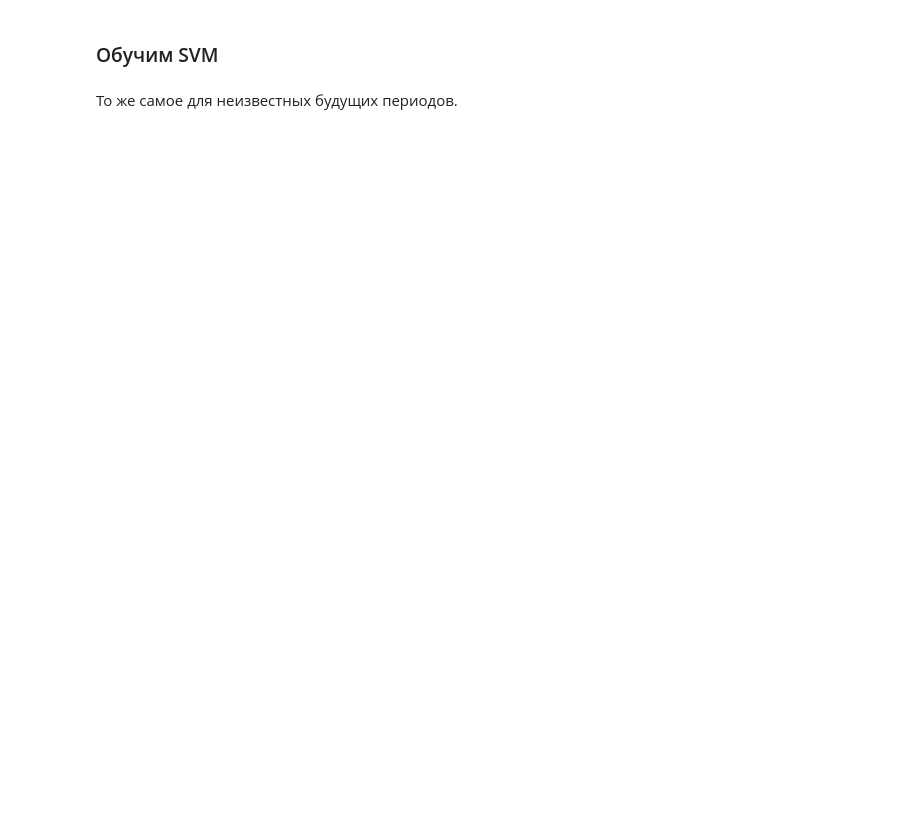
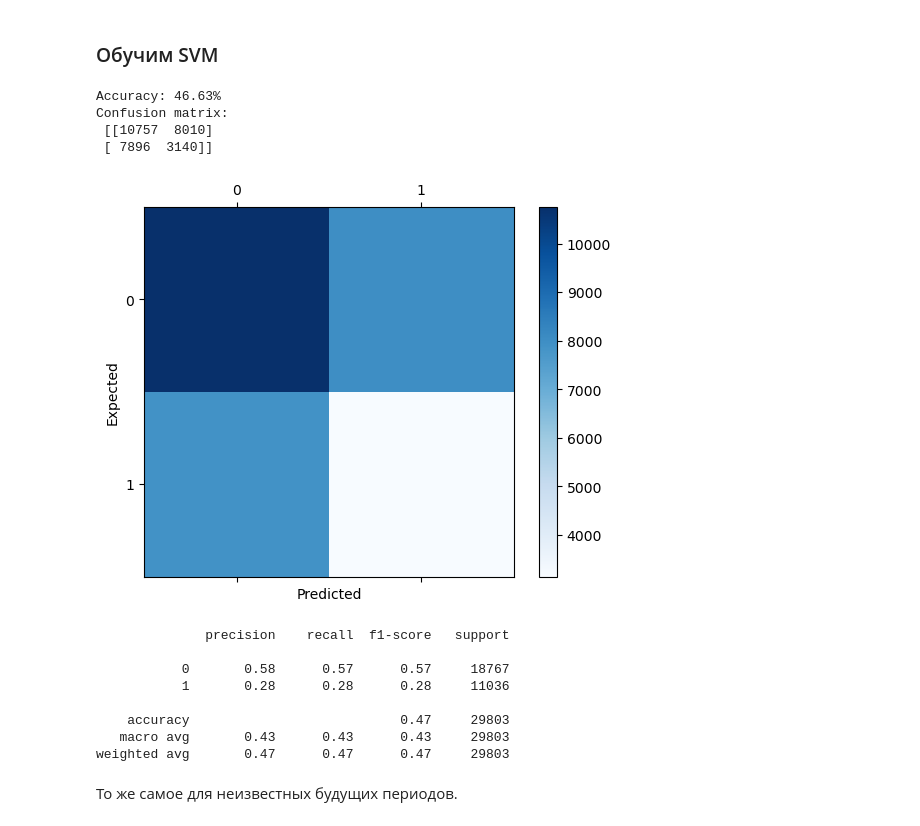
Before and after one commit to eusebioss/eusebioss, a Jupyter notebook: code.ipynb, the cells around one changed output. Drawn from its saved outputs; the diff is of its cells as text; code cells hidden in the pictures; blank space fills up the shorter version.

```diff
--- a/code.ipynb
+++ b/code.ipynb
@@ -832,6 +868,22 @@ clf_log_ = train(x_train2, y_train2, model_type='logistic_regression')
 ### Обучим SVM
 # %%
 clf_SVM = train(x_train, y_train, model_type='SVM')
+# %%
+LogReport(clf_SVM, x_test, y_test)
+# %% [output]
+Accuracy: 46.63%
+Confusion matrix:
+ [[10757  8010]
+ [ 7896  3140]]
+[figure, added]
+              precision    recall  f1-score   support
+
+           0       0.58      0.57      0.57     18767
+           1       0.28      0.28      0.28     11036
+
+    accuracy                           0.47     29803
+   macro avg       0.43      0.43      0.43     29803
+weighted avg       0.47      0.47      0.47     29803
 # %% [markdown]
 То же самое для неизвестных будущих периодов.
 # %%
```
Also changed, not shown: parts of 24 cells of this notebook.
